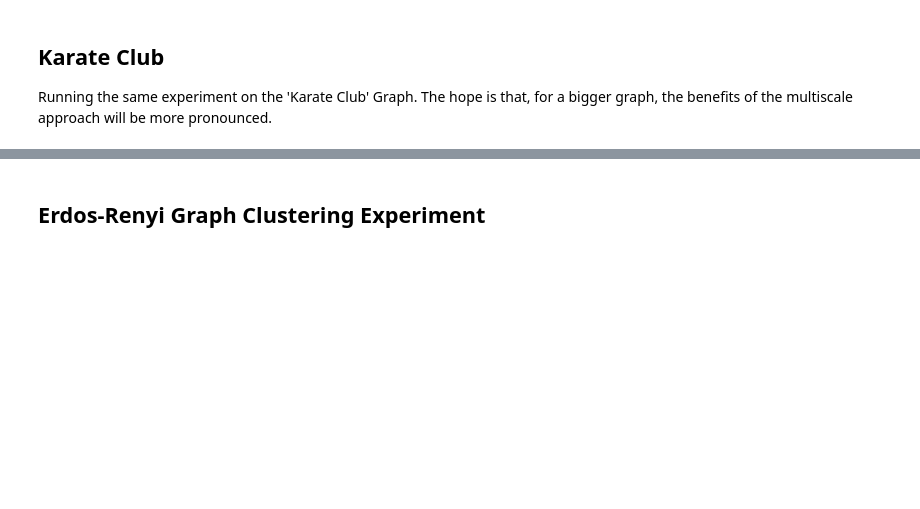
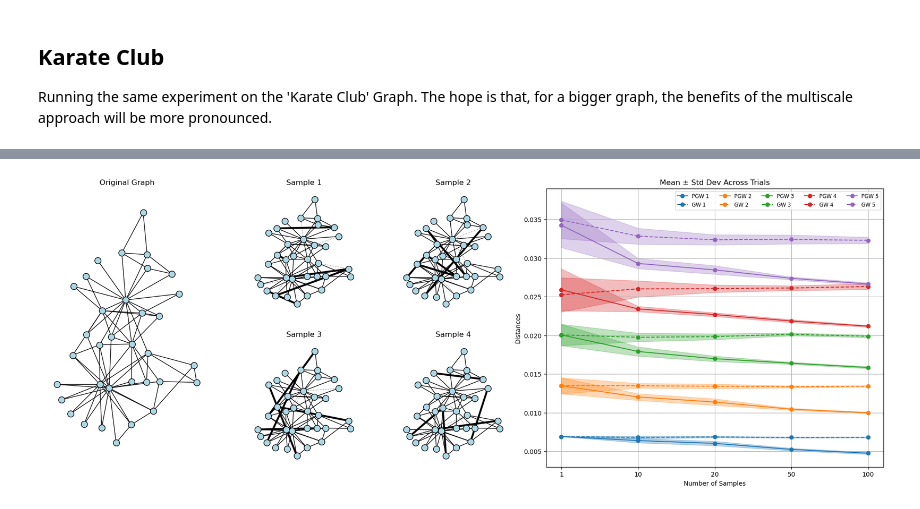
Before and after one commit to mr-gomez/Parametrized_GW, a Jupyter notebook: Graph_experiments.ipynb, the cells around one changed output, grey strips where cells are left out. Cells and saved outputs as stored; diff of their text form; code cells hidden in the pictures; blank space fills up the shorter version.

Commit message:
Ran final experiments for Karate Club graph and the Pandas
Other changes in utils:
- Added default values to p, q, nu in cost_gw and cost_ms functions.

```diff
--- a/Graph_experiments.ipynb
+++ b/Graph_experiments.ipynb
@@ -650,8 +701,8 @@ kernel = "adjacency"
 mu0 = ot.unif(len(G))
 mu1 = ot.unif(len(G))
 num_trials = 10
-# ns = [1,10,20,50,100]
-ns = [1, 10]
+ns = [1, 10, 20, 50, 100]
+# ns = [1, 10]
 random_reps = 20
 random_init_iter = 10
 
@@ -939,33 +1014,33 @@ for idx, (scores_ms, scores_gw) in enumerate(zip(all_scores_multiscale, all_scor
     means_gw = np.array([np.mean(s) for s in scores_gw])
     stds_gw = np.array([np.std(s) for s in scores_gw])
 
     color = colors[idx]
     # Multi-scale: solid + shaded
     ax_scores.plot(x, means_ms, "o-", color=color, label=f"PGW {idx+1}")
     ax_scores.fill_between(
         x, means_ms - stds_ms, means_ms + stds_ms, alpha=0.3, color=color
     )
     # GW: dashed + shaded
     ax_scores.plot(x, means_gw, "o--", color=color, label=f"GW {idx+1}")
     ax_scores.fill_between(
         x, means_gw - stds_gw, means_gw + stds_gw, alpha=0.3, color=color
     )
 
 ax_scores.set_xlabel("Number of Samples")
 # ax_scores.set_xticks(x, [10, 20, 50, 100, 150])
 ax_scores.set_xticks(x, ns)
 ax_scores.set_ylabel("Distances")
 ax_scores.set_title("Mean ± Std Dev Across Trials")
 ax_scores.legend(ncol=n_plots, fontsize="small")
 ax_scores.grid(True)
 
 plt.tight_layout()
 plt.savefig(
-    Path(folder_figs, "SummaryFigure_KarateClub.png"),
+    Path(folder_figs, "SummaryFigure_KarateClub.pdf"),
     dpi=300,
     bbox_inches="tight",  # crop to the figure’s contents
     pad_inches=0.1,
 )
 plt.show()
+# %% [output]
+[figure, added]
-# %% [markdown]
-## Erdos-Renyi Graph Clustering Experiment
```
Also changed, not shown: parts of 15 cells of this notebook, 2 other files.
